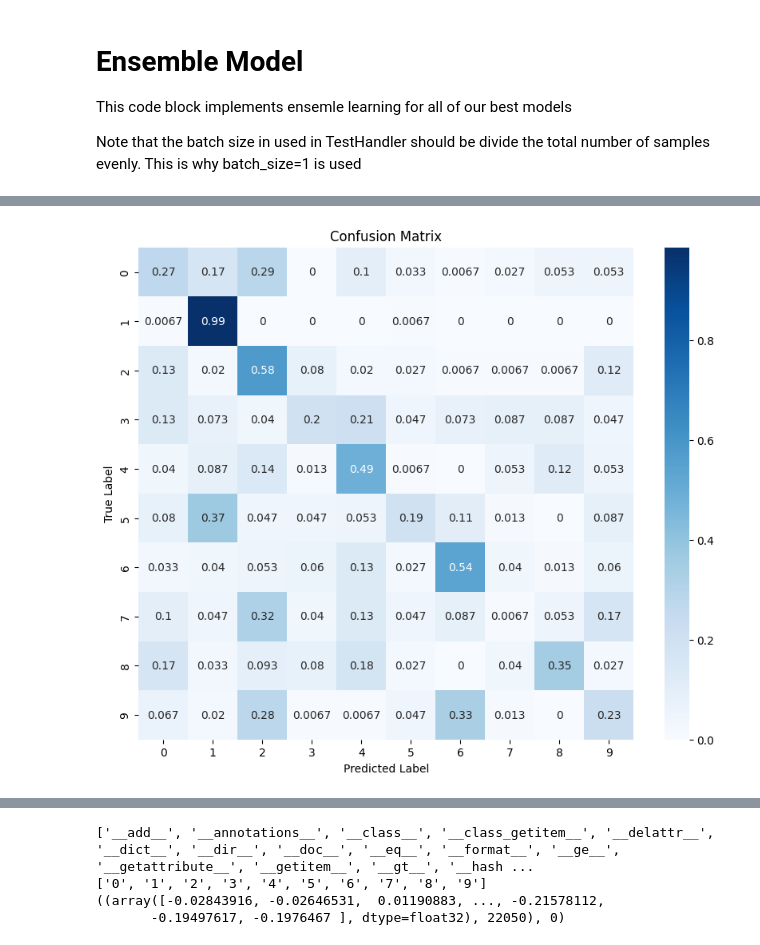
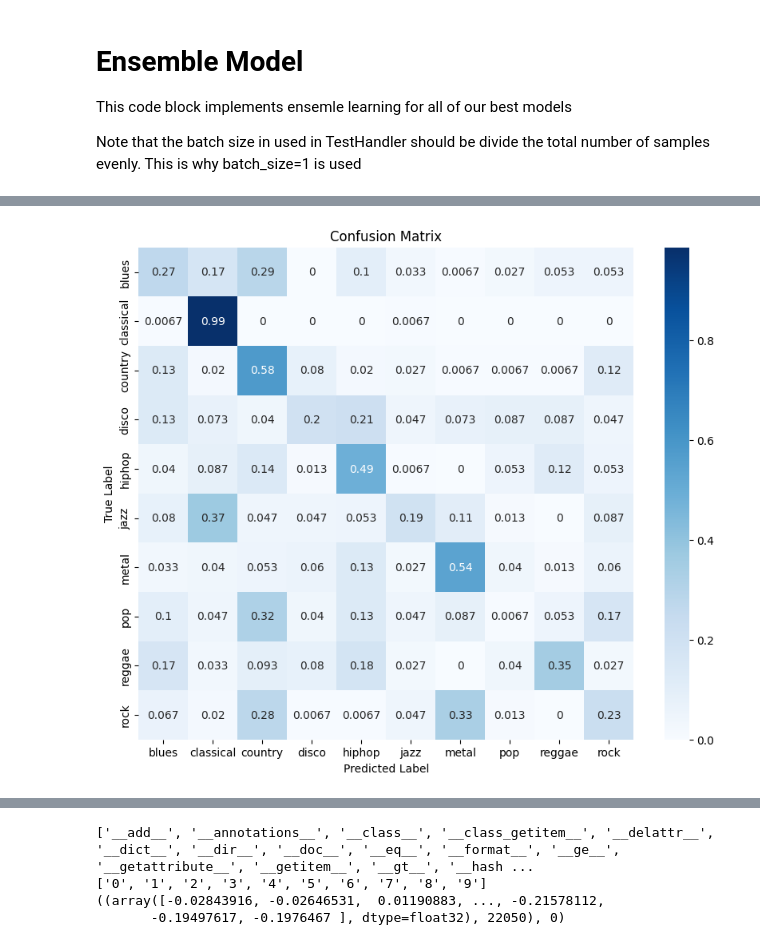
Before and after one commit to terryluan12/Genrify, a Jupyter notebook: src/genrify.ipynb, the cells around one changed output, grey strips where cells are left out. Cells and saved outputs as stored; diff of their text form; code cells hidden in the pictures.

```diff
--- a/src/genrify.ipynb
+++ b/src/genrify.ipynb
@@ -154,18 +214,18 @@ Test Accuracy: 0.384
 # %%
 import numpy as np
 import seaborn as sns
 import matplotlib.pyplot as plt
 %matplotlib inline
-classes = range(10)
+
 confusion_matrix = np.loadtxt("/content/Genrify/src/datasources/full_model_confusion_matirx.csv")
 plt.figure(figsize=(10, 8))
 sns.heatmap(confusion_matrix, annot=True, cmap=plt.cm.Blues, xticklabels=classes, yticklabels=classes)
 plt.xlabel("Predicted Label")
 plt.ylabel("True Label")
 plt.title("Confusion Matrix")
 plt.show()
 # %% [output]
-[figure, old version]
+[figure, new version]
 # %%
 from IPython.display import Audio, display
 
```
Also changed, not shown: parts of 12 cells of this notebook.
